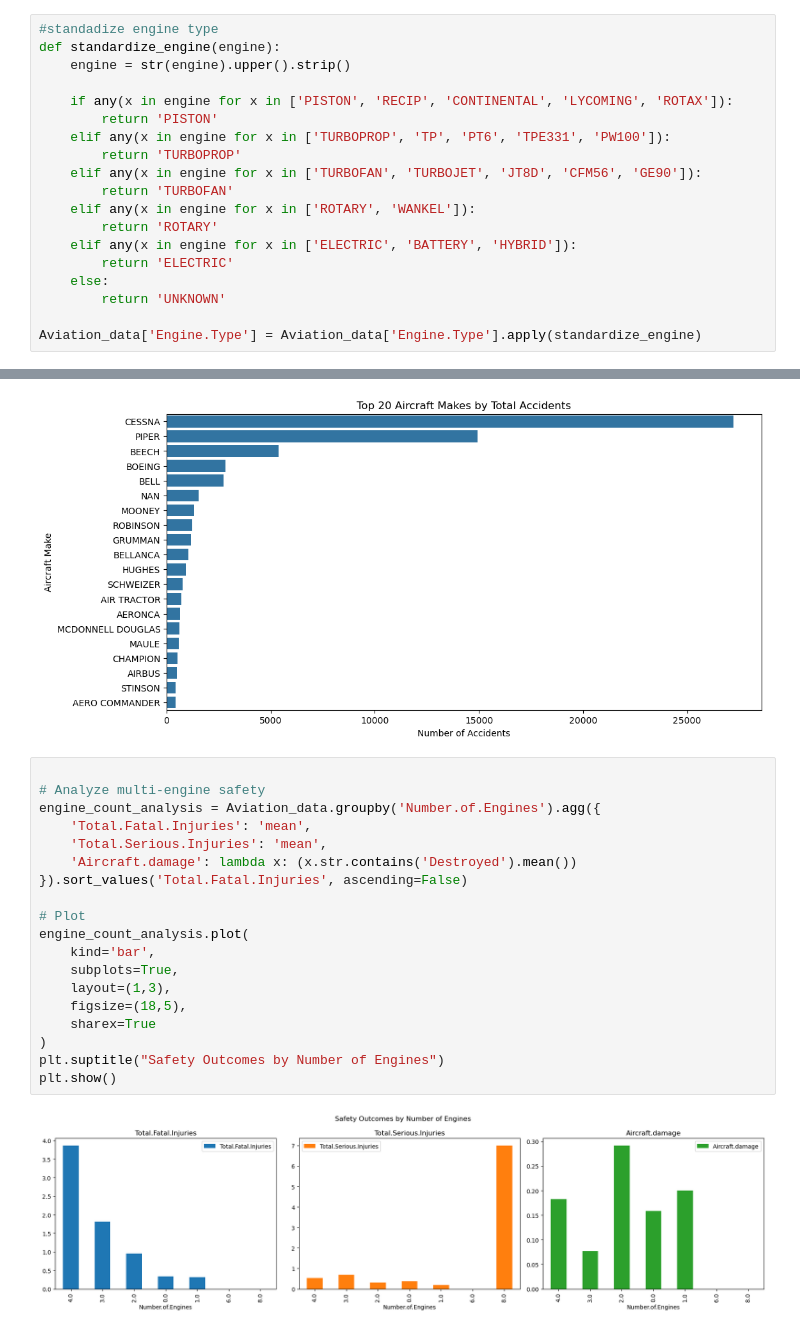
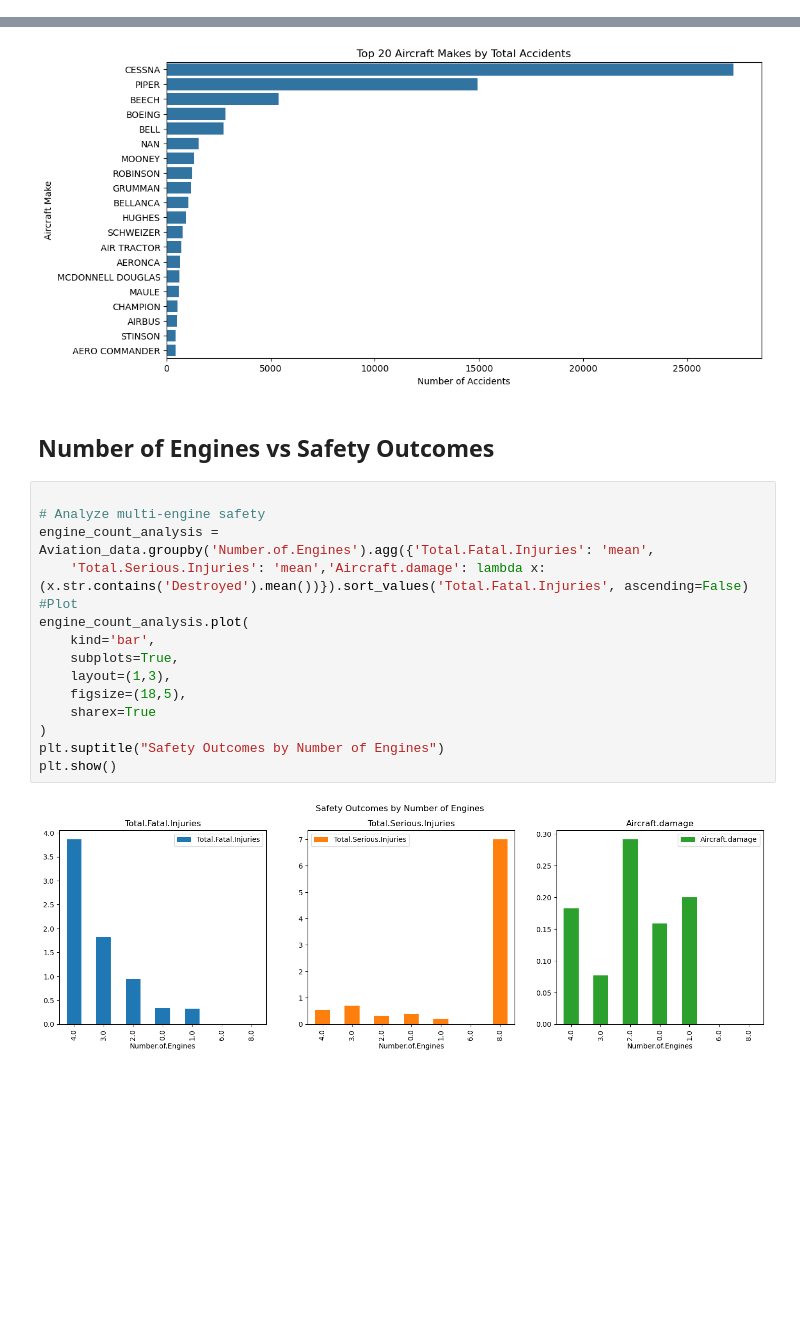
Before and after one commit to Mathews-Odongo/dsc-phase-1-project-v3, a Jupyter notebook: student.ipynb, the cells around one changed output, grey strips where cells are left out. Saved outputs shown, nothing was run; the diff lists cells and outputs as text; blank space fills up the shorter version.

Commit message:
mult engine safety analysis

```diff
--- a/student.ipynb
+++ b/student.ipynb
@@ -172,25 +172,6 @@ def standardize_make(make_name):
     return make_name
 
 Aviation_data['Make'] = Aviation_data['Make'].apply(standardize_make)
-# %%
-#standadize engine type
-def standardize_engine(engine):
-    engine = str(engine).upper().strip()
-
-    if any(x in engine for x in ['PISTON', 'RECIP', 'CONTINENTAL', 'LYCOMING', 'ROTAX']):
-        return 'PISTON'
-    elif any(x in engine for x in ['TURBOPROP', 'TP', 'PT6', 'TPE331', 'PW100']):
-        return 'TURBOPROP'
-    elif any(x in engine for x in ['TURBOFAN', 'TURBOJET', 'JT8D', 'CFM56', 'GE90']):
-        return 'TURBOFAN'
-    elif any(x in engine for x in ['ROTARY', 'WANKEL']):
-        return 'ROTARY'
-    elif any(x in engine for x in ['ELECTRIC', 'BATTERY', 'HYBRID']):
-        return 'ELECTRIC'
-    else:
-        return 'UNKNOWN'
-
-Aviation_data['Engine.Type'] = Aviation_data['Engine.Type'].apply(standardize_engine)
 # %%
 ##ANALYSIS
 # %% [markdown]
@@ -207,26 +188,24 @@ plt.ylabel("Aircraft Make")
 plt.show()
 # %% [output]
 [figure]
+# %% [markdown]
+## Number of Engines vs Safety Outcomes
 # %%
 
 # Analyze multi-engine safety
-engine_count_analysis = Aviation_data.groupby('Number.of.Engines').agg({
-    'Total.Fatal.Injuries': 'mean',
-    'Total.Serious.Injuries': 'mean',
-    'Aircraft.damage': lambda x: (x.str.contains('Destroyed').mean())
-}).sort_values('Total.Fatal.Injuries', ascending=False)
-
-# Plot
+engine_count_analysis = Aviation_data.groupby('Number.of.Engines').agg({'Total.Fatal.Injuries': 'mean',
+    'Total.Serious.Injuries': 'mean','Aircraft.damage': lambda x: (x.str.contains('Destroyed').mean())}).sort_values('Total.Fatal.Injuries', ascending=False)
+#Plot
 engine_count_analysis.plot(
     kind='bar',
     subplots=True,
     layout=(1,3),
     figsize=(18,5),
     sharex=True
 )
 plt.suptitle("Safety Outcomes by Number of Engines")
 plt.show()
 # %% [output]
-[figure, old version]
+[figure, new version]
 # %% [markdown]
 Findings:
```
Also changed, not shown: parts of 3 cells of this notebook.
